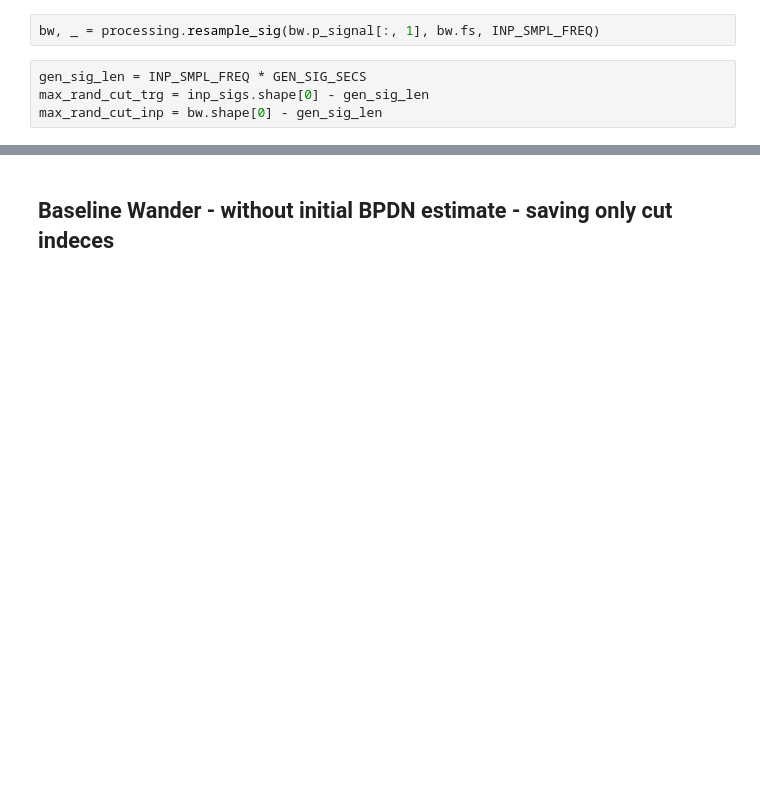
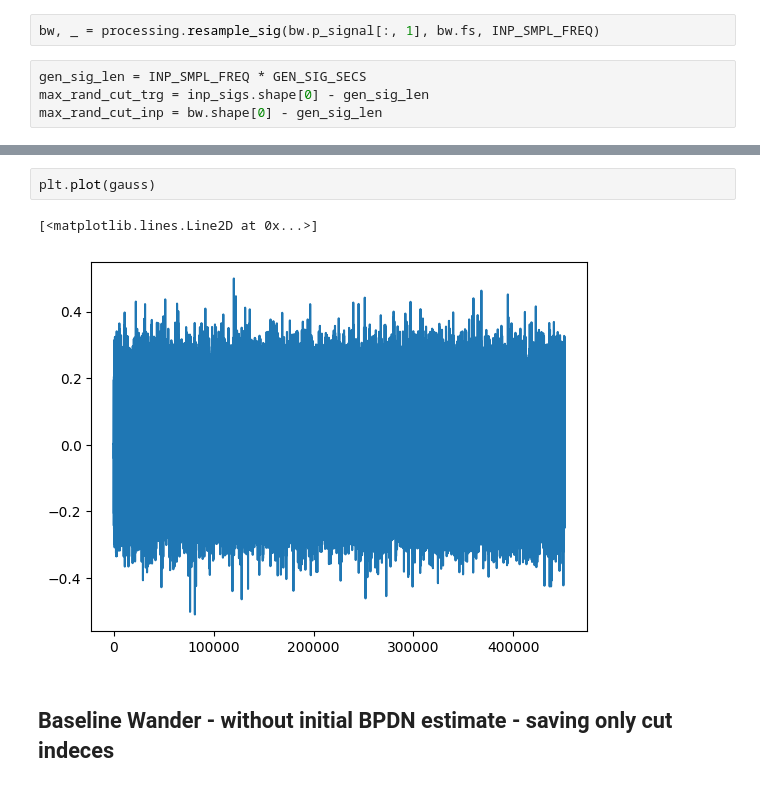
Before and after one commit to galigergergo/ecg-denoising, a Jupyter notebook: workspace/generate_data.ipynb, the cells around one changed output, grey strips where cells are left out. Cells and saved outputs as stored; diff of their text form; blank space fills up the shorter version.

```diff
--- a/workspace/generate_data.ipynb
+++ b/workspace/generate_data.ipynb
@@ -28,3 +39,8 @@ max_rand_cut_inp = bw.shape[0] - gen_sig_len
+# %%
+plt.plot(gauss)
+# %% [output]
+[<matplotlib.lines.Line2D at 0x...>]
+[figure, added]
 # %% [markdown]
 ## Baseline Wander - without initial BPDN estimate - saving only cut indeces
 # %%
```
Also changed, not shown: parts of 4 cells of this notebook, 1 other file.
